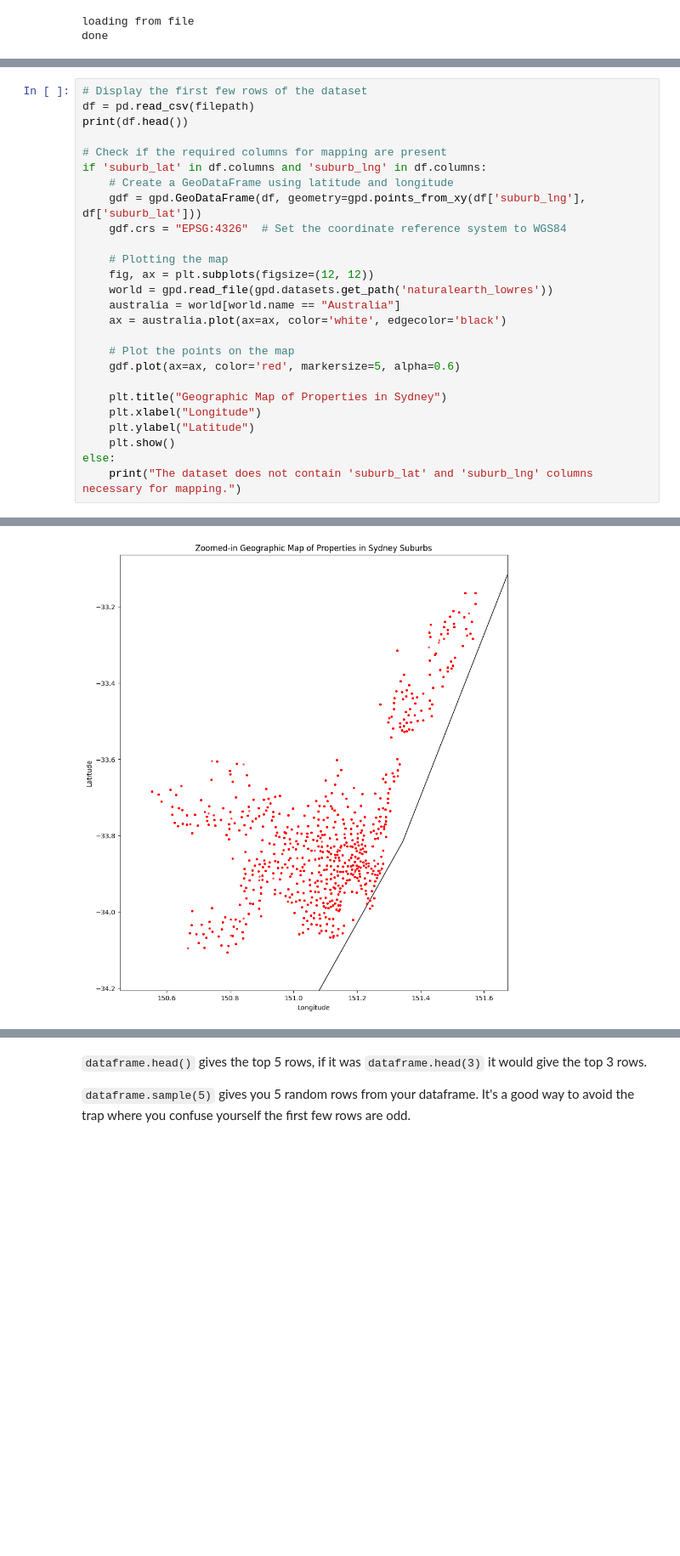
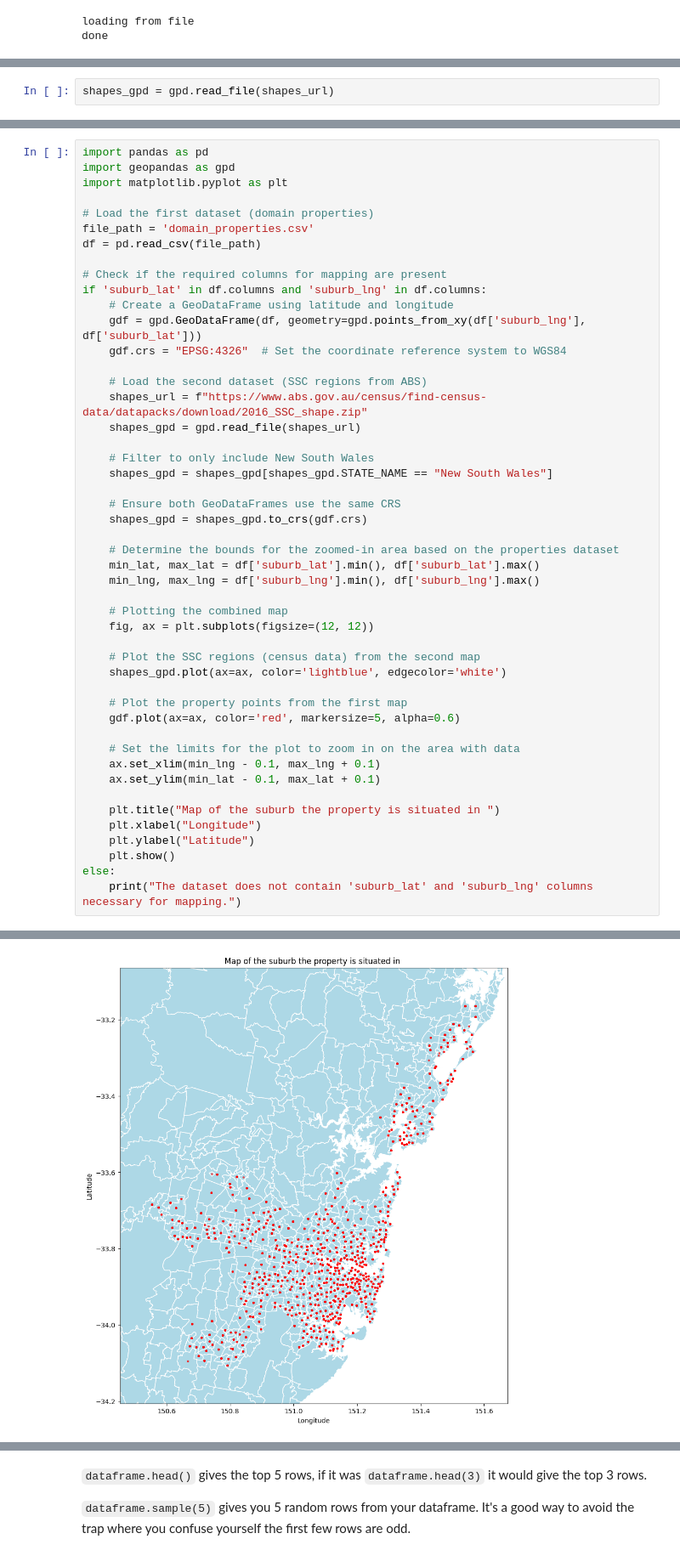
Before and after one commit to SusanUyen/Sydneyhousingdata, a Jupyter notebook: basic_pandas copy.ipynb, the cells around one changed output, grey strips where cells are left out. Shown at 85% size. Drawn from its saved outputs; the diff is of its cells as text; blank space fills up the shorter version.

```diff
--- a/basic_pandas copy.ipynb
+++ b/basic_pandas copy.ipynb
@@ -128,0 +103,2 @@ The dataset does not contain the necessary columns ('suburb_lat', 'suburb_lng',
+# %%
+shapes_gpd = gpd.read_file(shapes_url)
@@ -129,7 +115,11 @@ The dataset does not contain the necessary columns ('suburb_lat', 'suburb_lng',
 # %%
-# Display the first few rows of the dataset
-df = pd.read_csv(filepath)
-print(df.head())
+import pandas as pd
+import geopandas as gpd
+import matplotlib.pyplot as plt
+
+# Load the first dataset (domain properties)
+file_path = 'domain_properties.csv'
+df = pd.read_csv(file_path)
 
 # Check if the required columns for mapping are present
 if 'suburb_lat' in df.columns and 'suburb_lng' in df.columns:
@@ -137,16 +127,34 @@ if 'suburb_lat' in df.columns and 'suburb_lng' in df.columns:
     gdf = gpd.GeoDataFrame(df, geometry=gpd.points_from_xy(df['suburb_lng'], df['suburb_lat']))
     gdf.crs = "EPSG:4326"  # Set the coordinate reference system to WGS84
 
-    # Plotting the map
+    # Load the second dataset (SSC regions from ABS)
+    shapes_url = f"https://www.abs.gov.au/census/find-census-data/datapacks/download/2016_SSC_shape.zip"
+    shapes_gpd = gpd.read_file(shapes_url)
+
+    # Filter to only include New South Wales
+    shapes_gpd = shapes_gpd[shapes_gpd.STATE_NAME == "New South Wales"]
+
+    # Ensure both GeoDataFrames use the same CRS
+    shapes_gpd = shapes_gpd.to_crs(gdf.crs)
+
+    # Determine the bounds for the zoomed-in area based on the properties dataset
+    min_lat, max_lat = df['suburb_lat'].min(), df['suburb_lat'].max()
+    min_lng, max_lng = df['suburb_lng'].min(), df['suburb_lng'].max()
+
+    # Plotting the combined map
     fig, ax = plt.subplots(figsize=(12, 12))
-    world = gpd.read_file(gpd.datasets.get_path('naturalearth_lowres'))
-    australia = world[world.name == "Australia"]
-    ax = australia.plot(ax=ax, color='white', edgecolor='black')
 
-    # Plot the points on the map
+    # Plot the SSC regions (census data) from the second map
+    shapes_gpd.plot(ax=ax, color='lightblue', edgecolor='white')
+
+    # Plot the property points from the first map
     gdf.plot(ax=ax, color='red', markersize=5, alpha=0.6)
 
-    plt.title("Geographic Map of Properties in Sydney")
+    # Set the limits for the plot to zoom in on the area with data
+    ax.set_xlim(min_lng - 0.1, max_lng + 0.1)
+    ax.set_ylim(min_lat - 0.1, max_lat + 0.1)
+
+    plt.title("Map of the suburb the property is situated in ")
     plt.xlabel("Longitude")
     plt.ylabel("Latitude")
     plt.show()
@@ -173 +164 @@ else:
-[figure, old version]
+[figure, new version]
```
Also changed, not shown: parts of 102 cells of this notebook, 4 other files.
